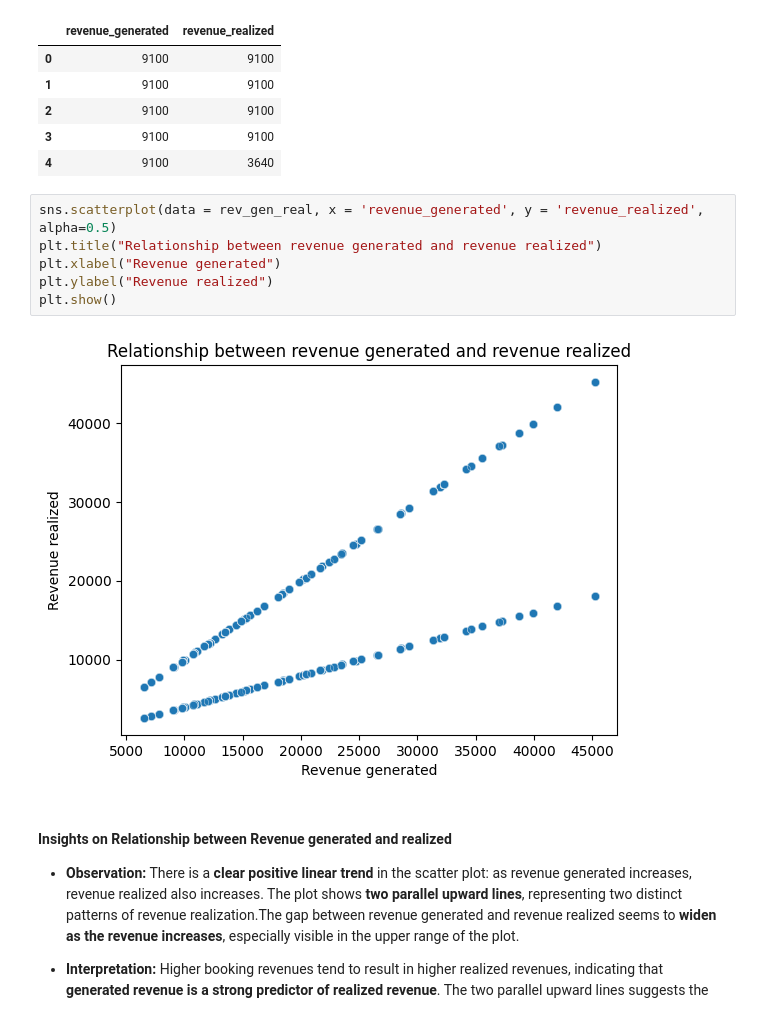
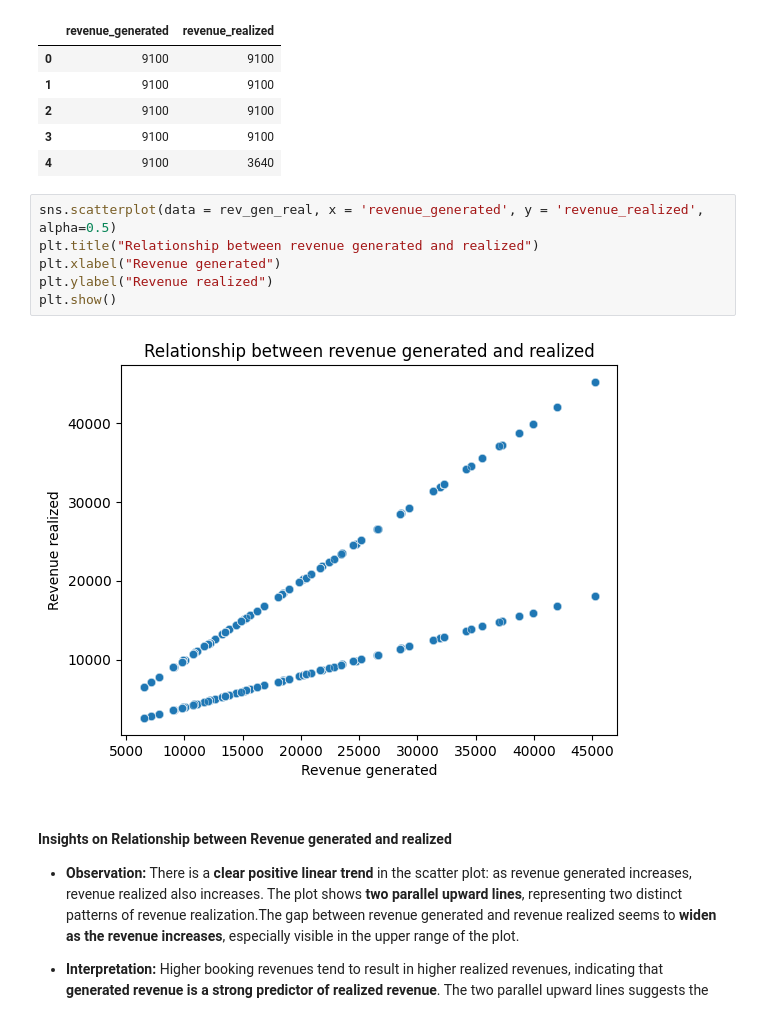
Before and after one commit to Bhuvi128/Hospitality-Revenue-Optimization-Analysis, a Jupyter notebook: Hospitality Revenue Optimzation.ipynb, the cells around one changed output. Saved outputs shown, nothing was run; the diff lists cells and outputs as text.

```diff
--- a/Hospitality Revenue Optimzation.ipynb
+++ b/Hospitality Revenue Optimzation.ipynb
@@ -188,12 +189,12 @@ rev_gen_real.head()
 | 4 | 9100 | 3640 |
 # %%
 sns.scatterplot(data = rev_gen_real, x = 'revenue_generated', y = 'revenue_realized', alpha=0.5)
-plt.title("Relationship between revenue generated and revenue realized")
+plt.title("Relationship between revenue generated and realized")
 plt.xlabel("Revenue generated")
 plt.ylabel("Revenue realized")
 plt.show()
 # %% [output]
-[figure, old version]
+[figure, new version]
 # %% [markdown]
 #### Insights on Relationship between Revenue generated and realized
 
```
Also changed, not shown: parts of 74 cells of this notebook.
